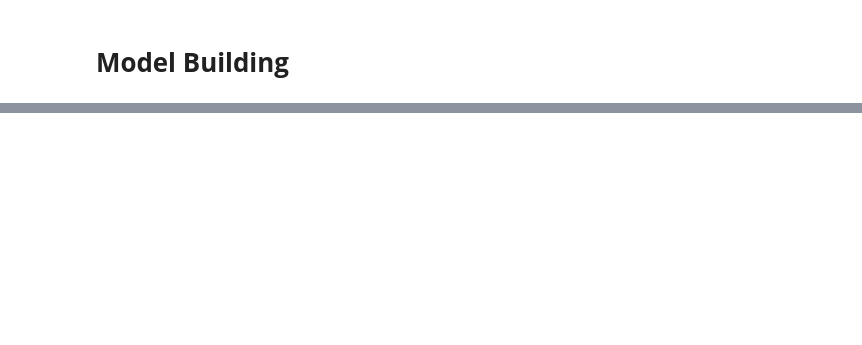
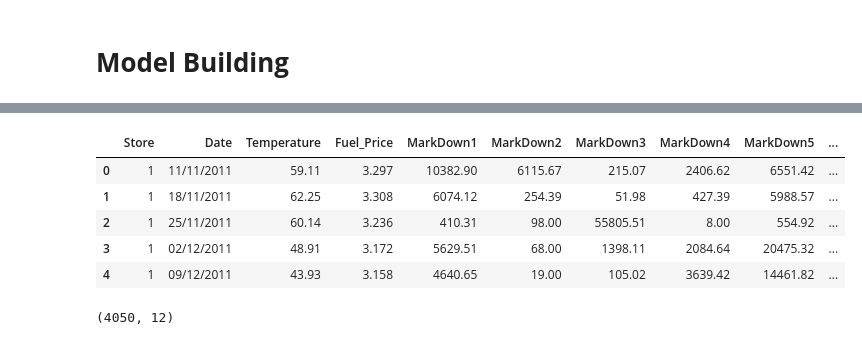
Before and after one commit to Lavan1999/Project-9_SalesForecast, a Jupyter notebook: Final_Project_Sales_Forecast.ipynb, the cells around one changed output, grey strips where cells are left out. Saved outputs shown, nothing was run; the diff lists cells and outputs as text; code cells hidden in the pictures; blank space fills up the shorter version.

```diff
--- a/Final_Project_Sales_Forecast.ipynb
+++ b/Final_Project_Sales_Forecast.ipynb
@@ -789,36 +1021,3 @@ df_type_c.store.unique()
-# %%
-import seaborn as sns
-import matplotlib.pyplot as plt
-import pandas as pd
-
-# Assuming df is your DataFrame and it contains columns named 'type', 'store', 'dept', and 'weekly_sales'
-# Filter the DataFrame to only include rows where 'type' is 'A'
-df_type_a = df[df['type'] == 'A']
-
-# Aggregate the weekly sales by 'store' and 'dept', and filter for departments with sales greater than 2500 for each store
-agg_df = df_type_a.groupby(['store', 'dept'])['weekly_sales'].sum().reset_index()
-agg_df_filtered = agg_df[agg_df['weekly_sales'] > 2500]
-
-# Count the number of unique stores
-stores = agg_df_filtered['store'].unique()
-num_stores = len(stores)
-print("Number of stores:", num_stores)
-
-# Create subplots for each store
-fig, axes = plt.subplots(nrows=1, ncols=num_stores, figsize=(5*num_stores, 5), sharey=True)
-
-# Iterate over each store to create a bar plot
-for i, store in enumerate(stores):
-    ax = axes[i]
-    data = agg_df_filtered[agg_df_filtered['store'] == store]
-    sns.barplot(x='dept', y='weekly_sales', data=data, ax=ax)
-    ax.set_title(f'Store {store}')
-    ax.set_xlabel('Dept')
-    ax.set_ylabel('Weekly Sales')
-    ax.set_xticklabels(ax.get_xticklabels(), rotation=90)
-
-plt.tight_layout()
-plt.show()
 # %%
 df.markdown1.max(),df.markdown1.min()
 # %%
@@ -905,0 +1519,23 @@ import pickle
+# %%
+# Check for rows where all markdown values are zero
+zero_markdown_rows = data[(data['MarkDown1'] == 0) & (data['MarkDown2'] == 0) & (data['MarkDown3'] == 0) & (data['MarkDown4'] == 0) & (data['MarkDown5'] == 0)]
+
+# Drop rows where all markdown values are zero
+data = data.drop(zero_markdown_rows.index)
+
+# Reset index after dropping rows
+data = data.reset_index(drop=True)
+
+# Check the updated dataset
+data.head()
+# %% [output]
+|  | Store | Date | Temperature | Fuel_Price | MarkDown1 | MarkDown2 | MarkDown3 | MarkDown4 | MarkDown5 | ... |
+| 0 | 1 | 11/11/2011 | 59.11 | 3.297 | 10382.90 | 6115.67 | 215.07 | 2406.62 | 6551.42 | ... |
+| 1 | 1 | 18/11/2011 | 62.25 | 3.308 | 6074.12 | 254.39 | 51.98 | 427.39 | 5988.57 | ... |
+| 2 | 1 | 25/11/2011 | 60.14 | 3.236 | 410.31 | 98.00 | 55805.51 | 8.00 | 554.92 | ... |
+| 3 | 1 | 02/12/2011 | 48.91 | 3.172 | 5629.51 | 68.00 | 1398.11 | 2084.64 | 20475.32 | ... |
+| 4 | 1 | 09/12/2011 | 43.93 | 3.158 | 4640.65 | 19.00 | 105.02 | 3639.42 | 14461.82 | ... |
+# %%
+data.shape
+# %% [output]
+(4050, 12)
```
Also changed, not shown: parts of 87 cells of this notebook.
